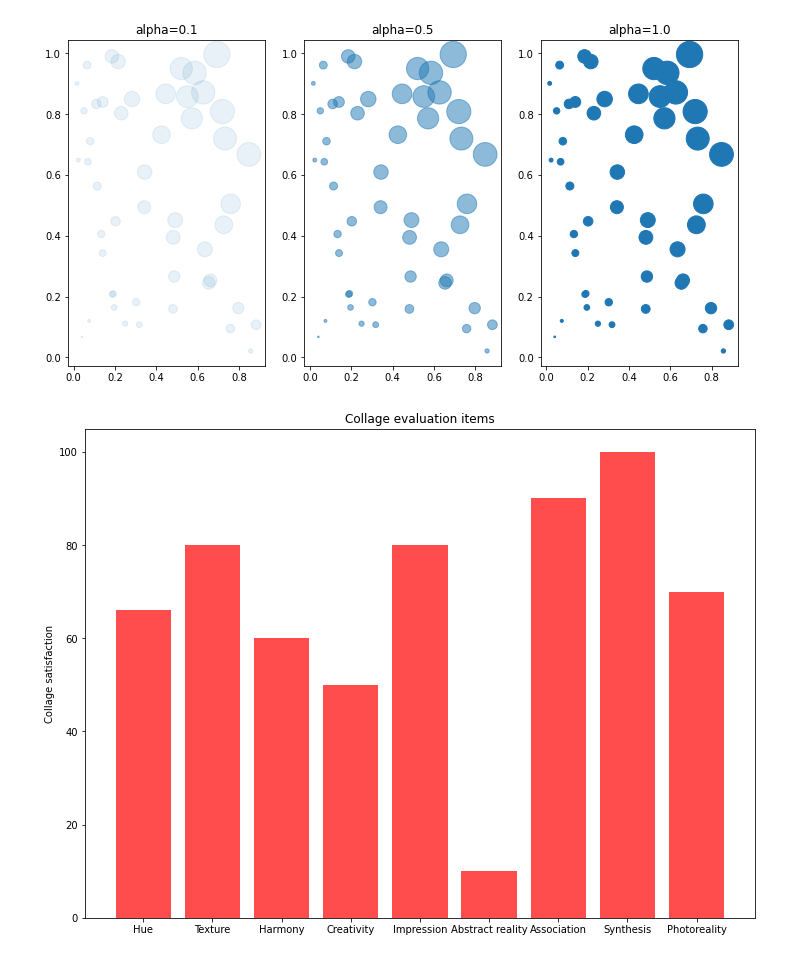
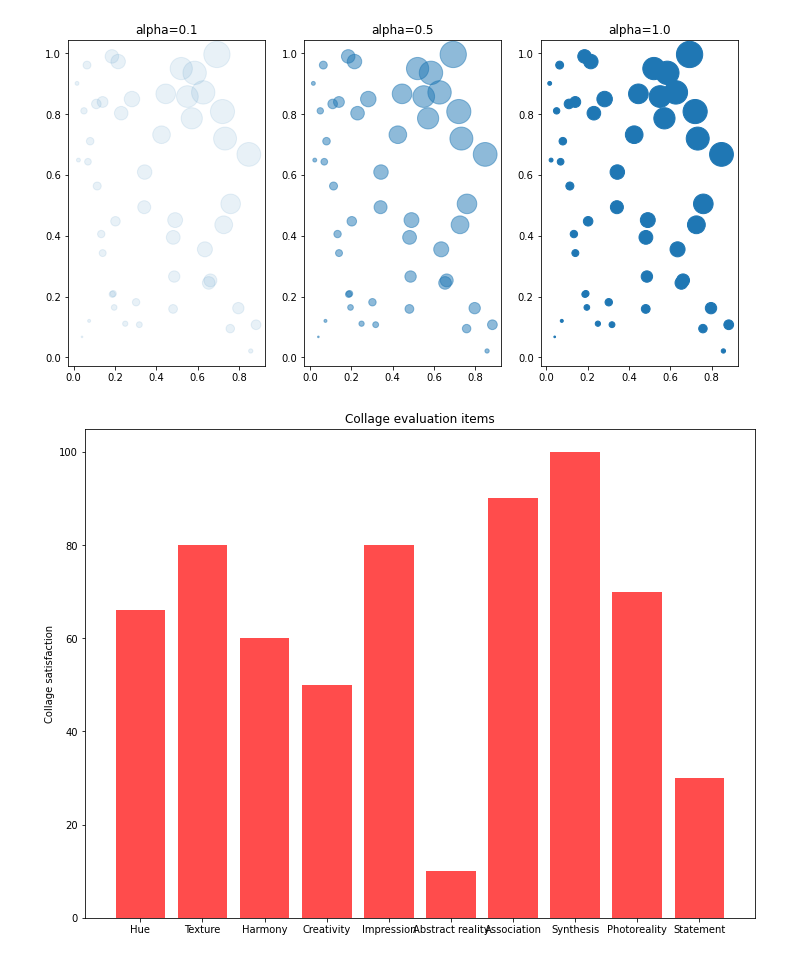
Before and after one commit to artjow/Python-Study-, a Jupyter notebook: 콜라주평가만족도.ipynb, the cells around one changed output. Drawn from its saved outputs; the diff is of its cells as text; code cells hidden in the pictures.

```diff
--- a/콜라주평가만족도.ipynb
+++ b/콜라주평가만족도.ipynb
@@ -71,14 +71,14 @@ plt.show()
 findfont: Font family ['NanumBarunGothic'] not found. Falling back to DejaVu Sans.
 [figure]
 # %%
-x = ['Hue', 'Texture', 'Harmony', 'Creativity', 'Impression', 'Abstract reality', 'Association', 'Synthesis', 'Photoreality']
-y = [66, 80, 60, 50, 80, 10, 90, 100, 70]
+x = ['Hue', 'Texture', 'Harmony', 'Creativity', 'Impression', 'Abstract reality', 'Association', 'Synthesis', 'Photoreality', 'Statement']
+y = [66, 80, 60, 50, 80, 10, 90, 100, 70, 30]
 
 plt.bar(x, y, align='center', alpha=0.7, color='red')
 plt.xticks(x)
 plt.ylabel('Collage satisfaction')
 plt.title('Collage evaluation items')
 
 plt.show()
 # %% [output]
-[figure, old version]
+[figure, new version]
```
